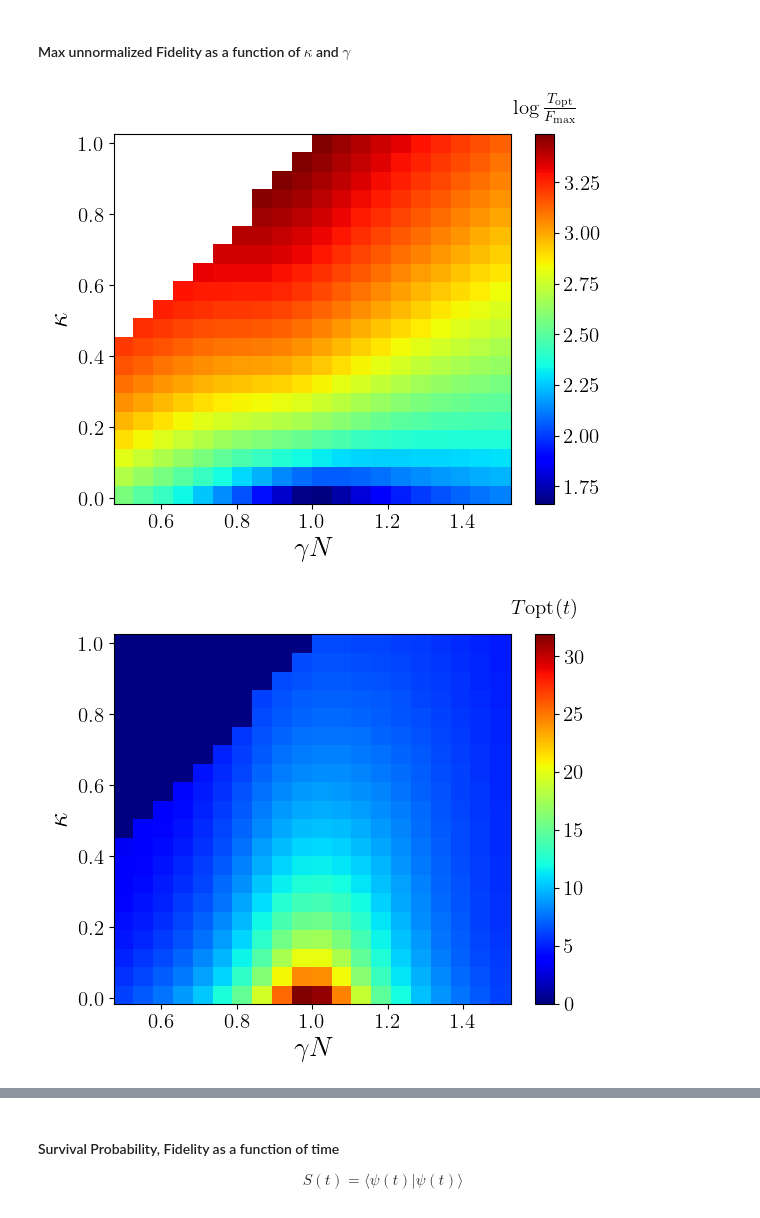
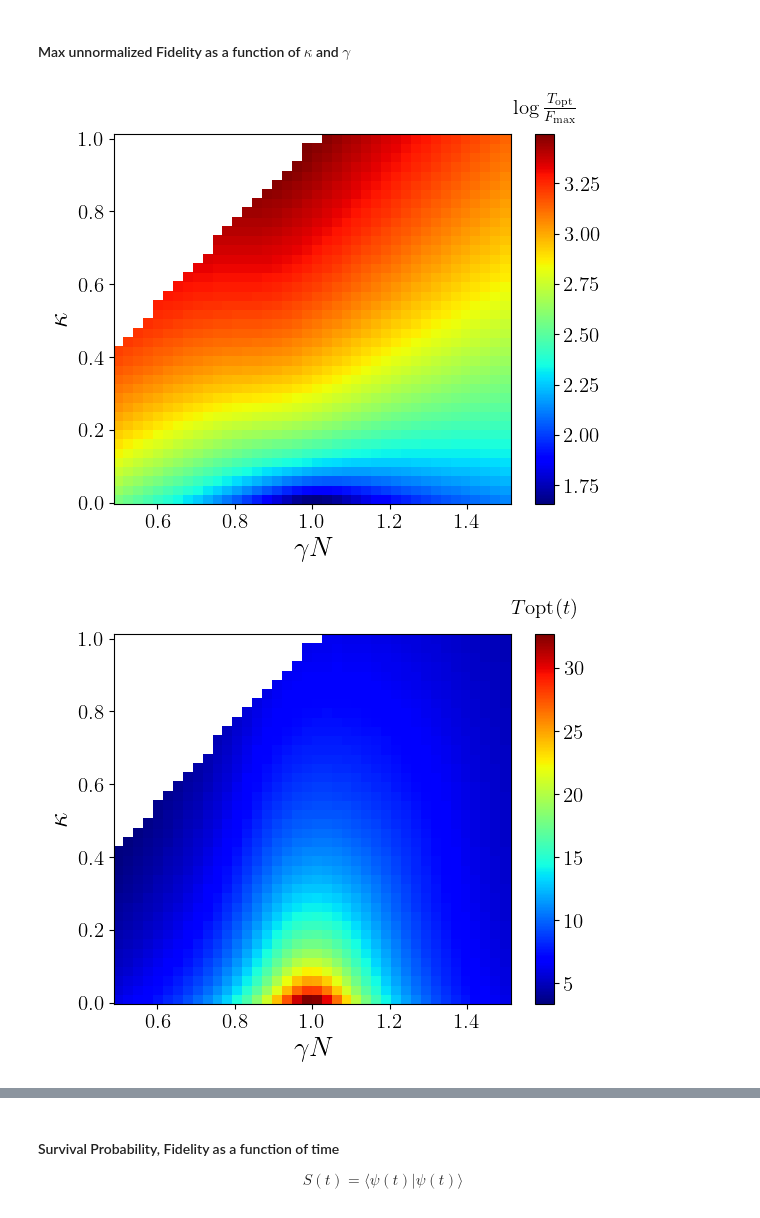
Before and after one commit to sayanr5834/non-Hermitian_QS, a Jupyter notebook: NH_quantum_walker.ipynb, the cells around one changed output, grey strips where cells are left out. Drawn from its saved outputs; the diff is of its cells as text; code cells hidden in the pictures.

```diff
--- a/NH_quantum_walker.ipynb
+++ b/NH_quantum_walker.ipynb
@@ -774,8 +774,8 @@ plt.show()
 # %%
 N = 500
 w  = 10
-kappa = np.linspace(0.01,1,20)
-gamma = np.linspace(0.5/N,1.5/N,20)
+kappa = np.linspace(0.01,1,40)
+gamma = np.linspace(0.5/N,1.5/N,40)
 
 T = 400
 dt = 0.01
@@ -825,8 +825,8 @@ for i in range(len(kappa)):
 
         Q[i,j] = T_max[i,j]/f_max[i,j]
 # %%
-kappa = np.linspace(0.01,1,20)
-gamma = np.linspace(0.5/N,1.5/N,20)
+kappa = np.linspace(0.01,1,40)
+gamma = np.linspace(0.5/N,1.5/N,40)
 
 x, y = np.meshgrid(gamma*N, kappa)
 
@@ -885,15 +885,14 @@ plt.xlabel(r'$\gamma N$',size = 20)
 plt.gcf().canvas.draw()
 
 
-#plt.savefig('../Figures/PD_complexity_kappa_0-1.png',bbox_inches = 'tight',dpi =600)
-#plt.savefig('PD_presentation_N_1000.png',bbox_inches = 'tight',dpi =600)
+plt.savefig('../Figures/Phase_Diagram/PD_complexity_no_S_t_kappa_0-1.png',bbox_inches = 'tight',dpi =600)
 plt.show()
 # %% [output]
-[figure, old version]
+[figure, new version]
 # %%
 N = 500
-kappa = np.linspace(0.01,1,20)
-gamma = np.linspace(0.5/N,1.5/N,20)
+kappa = np.linspace(0.01,1,40)
+gamma = np.linspace(0.5/N,1.5/N,40)
 
 x, y = np.meshgrid(gamma*N, kappa)
 
@@ -904,8 +903,11 @@ fig, ax = plt.subplots()
 minval = 0
 maxval = 1
 
+# Mask out regions where z2 equals zero
+T_masked = np.ma.masked_where(T_max == 0, T_max)
 
-im1 = ax.pcolor(x, y, T_max, cmap='jet')
+
+im1 = ax.pcolor(x, y, T_masked, cmap='jet')
 
 #im1 = ax.contourf(x, y, f_max, levels=np.linspace(minval, maxval,150), cmap="jet")
 #CS = ax.contour(x, y, f_max,levels = [0.002,0.01,0.015,0.03,0.05,0.1,0.4],colors ='black',linewidths = 0.7)
@@ -924,34 +926,34 @@ cbar.ax.set_title(r'$T{\rm opt}(t)$', size = 15,pad = 15)
 #manual_locations = [(1,2),(1,2),(1,2),(1,2),(1,2)]
 
 #for level in CS.collections:
     #for kp,path in reversed(list(enumerate(level.get_paths()))):
         # go in reversed order due to deletions!
 
         # include test for "smallness" of your choice here:
         # I'm using a simple estimation for the diameter based on the
         #    x and y diameter...
         #verts = path.vertices # (N,2)-shape array of contour line coordinates
         #diameter = np.max(verts.max(axis=0) - verts.min(axis=0))
         #print(diameter)
 
         #if diameter < 0.15: # threshold to be refined for your actual dimensions!
             #if remove_next:
                 #del(level.get_paths()[kp])  # no remove() for Path objects:(
             #remove_next = not remove_next  # Toggle the flag
 
 
 
 
 #plt.clabel(CS, inline=True, fontsize=10)
 
 plt.ylabel(r'$\kappa$',size = 20)
 plt.xlabel(r'$\gamma N$',size = 20)
 
 plt.gcf().canvas.draw()
 
-#plt.savefig('../Figures/PD_fidelity_max_kappa_0-1.png',bbox_inches = 'tight',dpi =600)
+plt.savefig('../Figures/Phase_Diagram/PD_fidelity_no_S_t_max_kappa_0-1.png',bbox_inches = 'tight',dpi =600)
 plt.show()
 # %% [output]
-[figure, old version]
+[figure, new version]
 # %%
 N = 500
```
Also changed, not shown: parts of 5 cells of this notebook.
